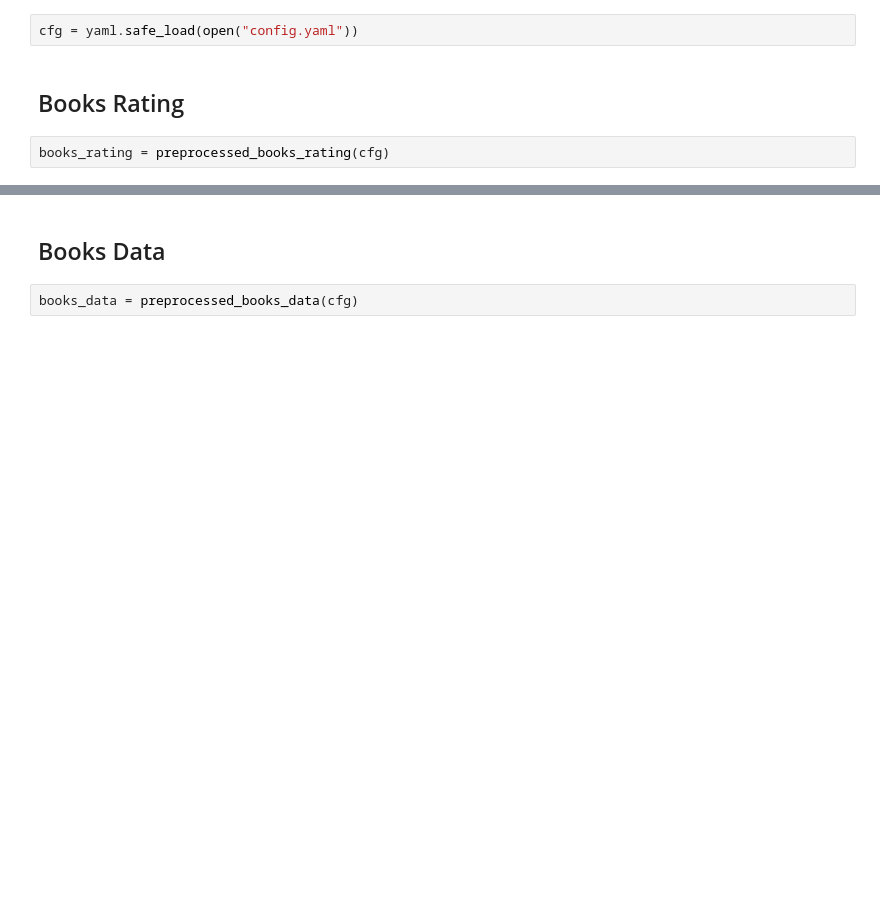
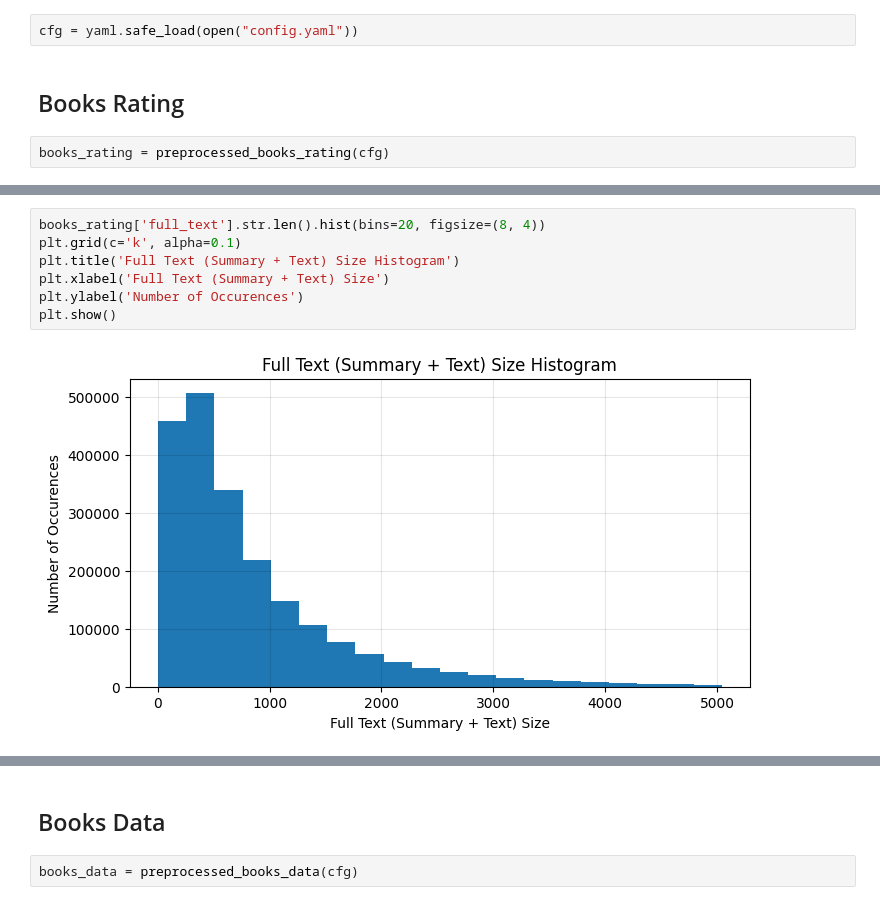
Before and after one commit to iagodantasf/a3data_desafio, a Jupyter notebook: Preprocessing.ipynb, the cells around one changed output, grey strips where cells are left out. Cells and saved outputs as stored; diff of their text form; blank space fills up the shorter version.

```diff
--- a/Preprocessing.ipynb
+++ b/Preprocessing.ipynb
@@ -19,3 +43,12 @@ plt.ylabel('Number of occurences')
 plt.show()
 # %% [output]
 [figure]
+# %%
+books_rating['full_text'].str.len().hist(bins=20, figsize=(8, 4))
+plt.grid(c='k', alpha=0.1)
+plt.title('Full Text (Summary + Text) Size Histogram')
+plt.xlabel('Full Text (Summary + Text) Size')
+plt.ylabel('Number of Occurences')
+plt.show()
+# %% [output]
+[figure, added]
```
Also changed, not shown: parts of 10 cells of this notebook, 1 other file.
